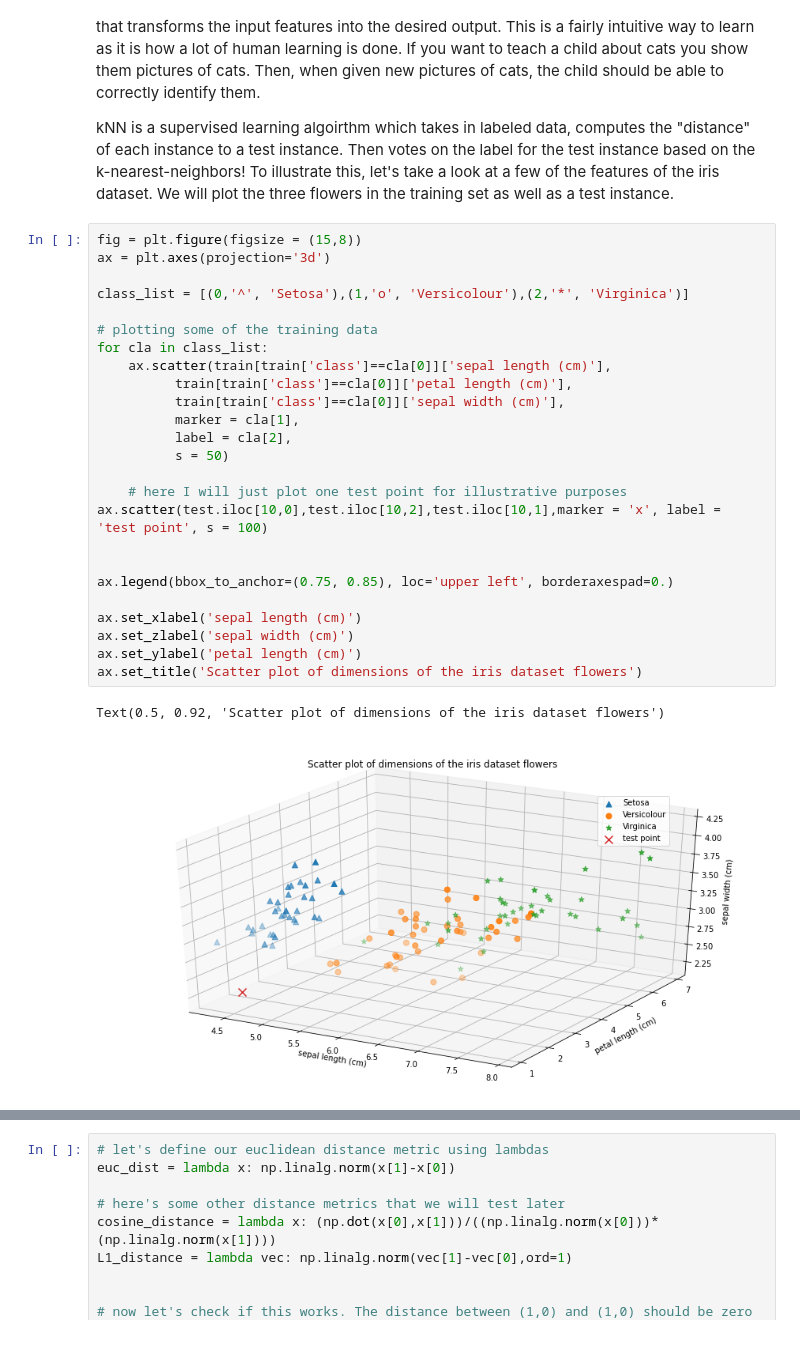
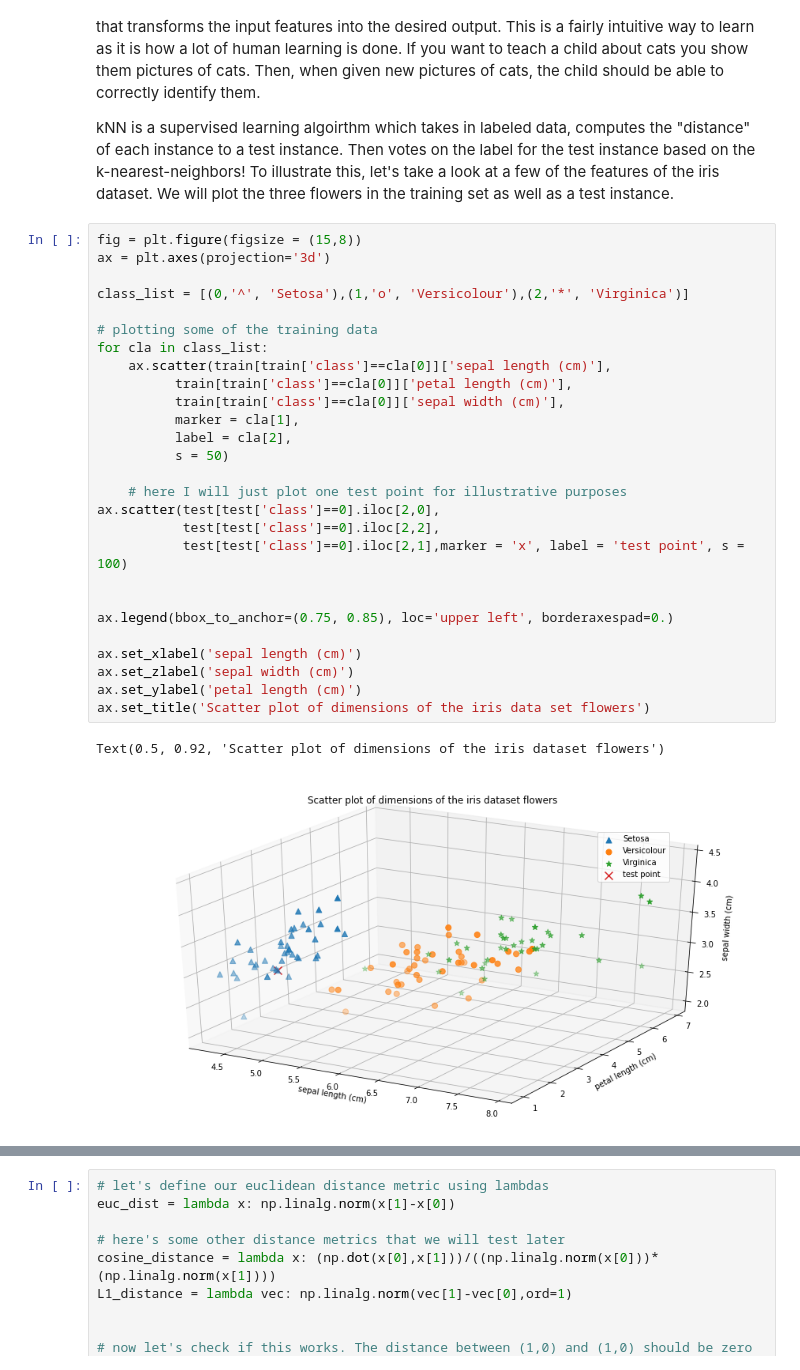
Before and after one commit to ColinB19/FromScratchAlgorithms, a Jupyter notebook: KNN_from_scratch.ipynb, the cells around one changed output, grey strips where cells are left out. Cells and saved outputs as stored; diff of their text form.

```diff
--- a/KNN_from_scratch.ipynb
+++ b/KNN_from_scratch.ipynb
@@ -46,29 +46,31 @@ kNN is a supervised learning algoirthm which takes in labeled data, computes the
 # %%
 fig = plt.figure(figsize = (15,8))
 ax = plt.axes(projection='3d')
 
 class_list = [(0,'^', 'Setosa'),(1,'o', 'Versicolour'),(2,'*', 'Virginica')]
 
 # plotting some of the training data
 for cla in class_list:
     ax.scatter(train[train['class']==cla[0]]['sepal length (cm)'],
           train[train['class']==cla[0]]['petal length (cm)'],
           train[train['class']==cla[0]]['sepal width (cm)'],
           marker = cla[1],
           label = cla[2],
           s = 50)
 
     # here I will just plot one test point for illustrative purposes
-ax.scatter(test.iloc[10,0],test.iloc[10,2],test.iloc[10,1],marker = 'x', label = 'test point', s = 100)
+ax.scatter(test[test['class']==0].iloc[2,0],
+           test[test['class']==0].iloc[2,2],
+           test[test['class']==0].iloc[2,1],marker = 'x', label = 'test point', s = 100)
 
 
 ax.legend(bbox_to_anchor=(0.75, 0.85), loc='upper left', borderaxespad=0.)
 
 ax.set_xlabel('sepal length (cm)')
 ax.set_zlabel('sepal width (cm)')
 ax.set_ylabel('petal length (cm)')
-ax.set_title('Scatter plot of dimensions of the iris dataset flowers')
+ax.set_title('Scatter plot of dimensions of the iris data set flowers')
 # %% [output]
 Text(0.5, 0.92, 'Scatter plot of dimensions of the iris dataset flowers')
-[figure, old version]
+[figure, new version]
 # %% [markdown]
```
Also changed, not shown: parts of 10 cells of this notebook.
